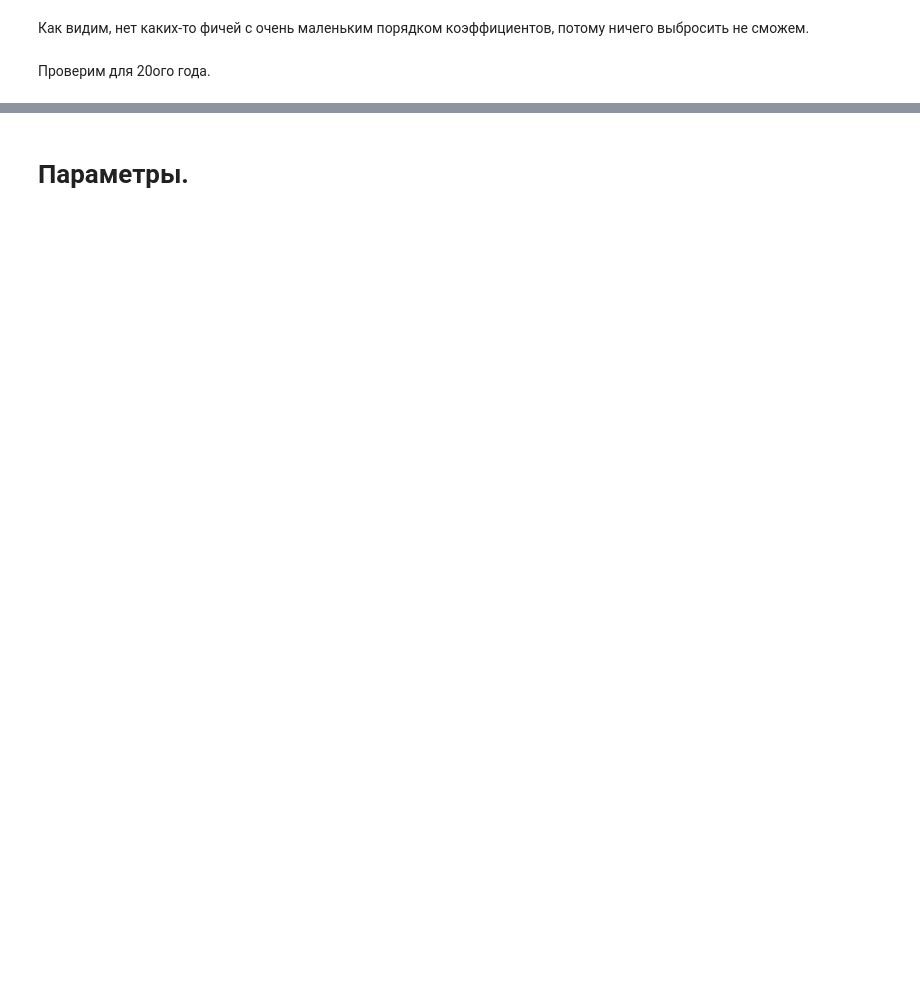
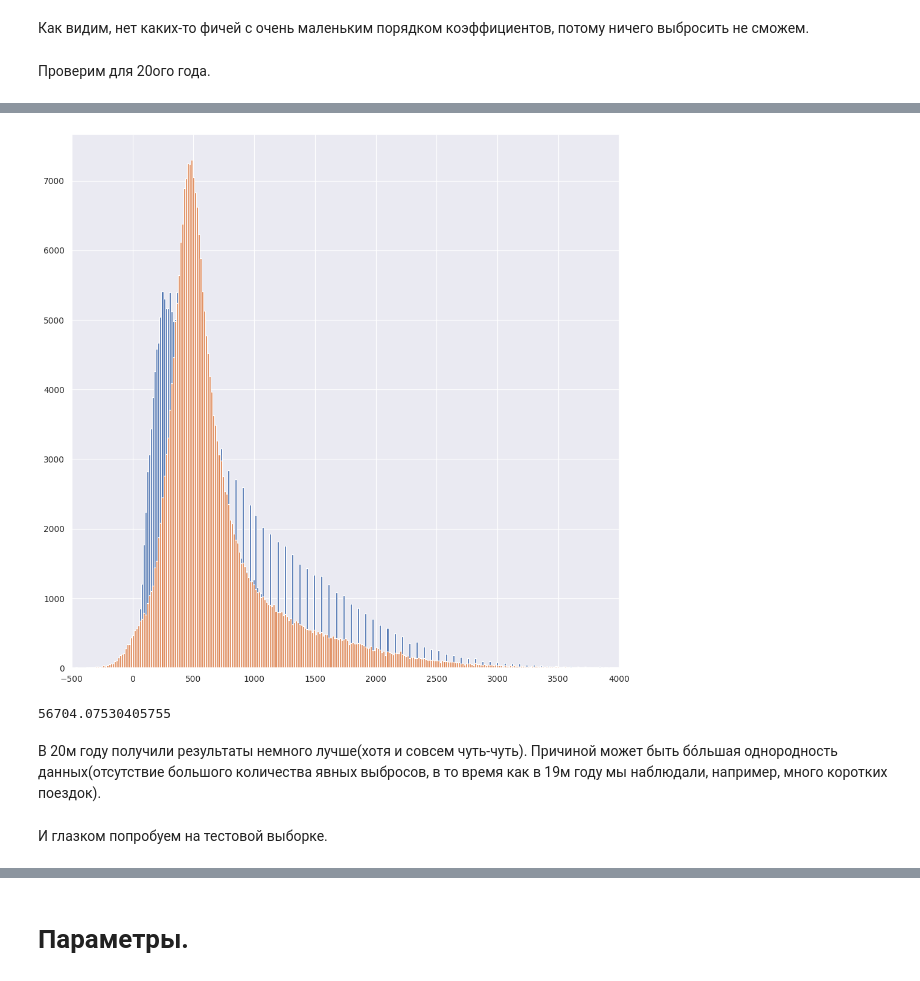
Before and after one commit to dasfex/taxi-trips, a Jupyter notebook: trips.ipynb, the cells around one changed output, grey strips where cells are left out. Drawn from its saved outputs; the diff is of its cells as text; code cells hidden in the pictures; blank space fills up the shorter version.

```diff
--- a/trips.ipynb
+++ b/trips.ipynb
@@ -495,0 +479,16 @@ predicted = reg.predict(train)
+# %%
+plt.figure(figsize=(13, 13))
+plt.hist(tr_ans, bins=np.linspace(-500, 4000, 300))
+plt.hist(predicted, bins=np.linspace(-500, 4000, 300))
+plt.xlim(-500, 4000)
+pass
+# %% [output]
+[figure, added]
+# %%
+mean_squared_error(tr_ans, predicted)
+# %% [output]
+56704.07530405755
+# %% [markdown]
+В 20м году получили результаты немного лучше(хотя и совсем чуть-чуть). Причиной может быть бóльшая однородность данных(отсутствие большого количества явных выбросов, в то время как в 19м году мы наблюдали, например, много коротких поездок).
+# %% [markdown]
+И глазком попробуем на тестовой выборке.
```
Also changed, not shown: parts of 32 cells of this notebook.
